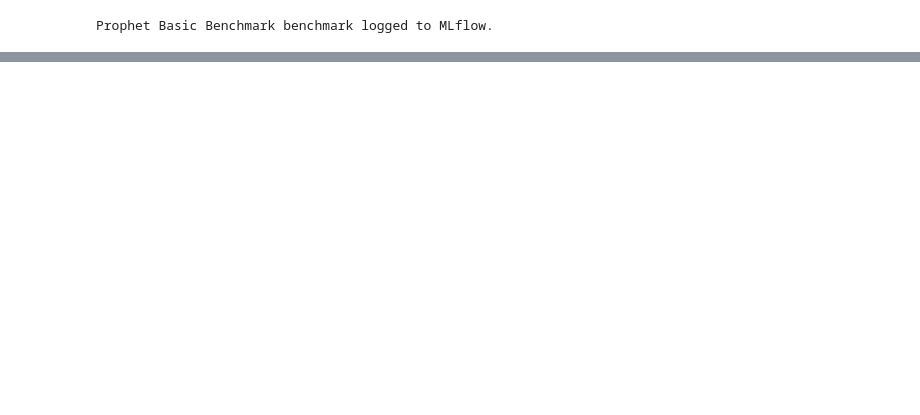
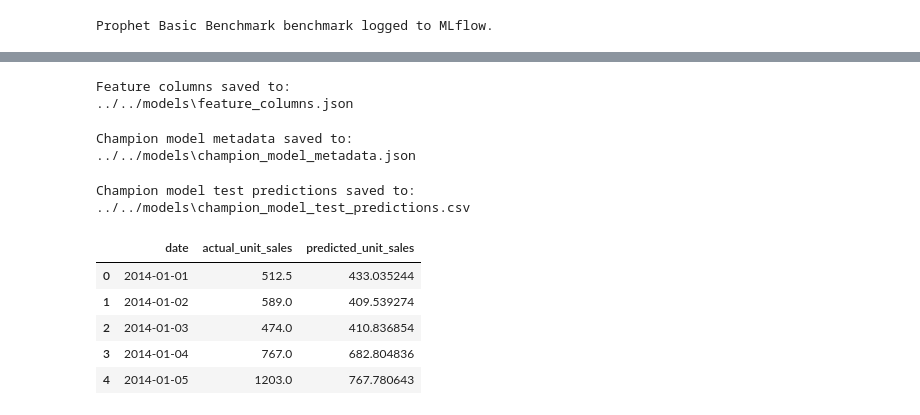
Before and after one commit to sergey-kasatov/time-series-forecasting-project, a Jupyter notebook: notebooks/04_model_training_tuning_mlflow.ipynb, the cells around one changed output, grey strips where cells are left out. Drawn from its saved outputs; the diff is of its cells as text; code cells hidden in the pictures; blank space fills up the shorter version.

```diff
--- a/notebooks/week3/04_model_training_tuning_mlflow.ipynb
+++ b/notebooks/04_model_training_tuning_mlflow.ipynb
@@ -1140,0 +1187,7 @@ Then, open this --> http://127.0.0.1:5000
+# %%
+# Create model output directory
+
+model_output_dir = "../../models"
+os.makedirs(model_output_dir, exist_ok=True)
+
+print("Model output directory:", os.path.abspath(model_output_dir))
@@ -1140,0 +1208,73 @@ Then, open this --> http://127.0.0.1:5000
+# %%
+# Save the feature column list
+
+feature_columns_path = os.path.join(model_output_dir, "feature_columns.json")
+
+with open(feature_columns_path, "w") as f:
+    json.dump(feature_cols, f, indent=4)
+
+print("Feature columns saved to:")
+print(feature_columns_path)
+# %% [output]
+Feature columns saved to:
+../../models\feature_columns.json
+# %%
+# Save champion model metadata
+
+champion_metadata = {
+    "champion_model_name": champion_model_name,
+    "model_file": "champion_model_random_forest.pkl",
+    "feature_columns_file": "feature_columns.json",
+    "main_metric": "RMSE",
+    "champion_rmse": float(champion_model_rmse),
+    "train_period": {
+        "start": str(train_df["date"].min().date()),
+        "end": str(train_df["date"].max().date())
+    },
+    "test_period": {
+        "start": str(test_df["date"].min().date()),
+        "end": str(test_df["date"].max().date())
+    },
+    "feature_count": len(feature_cols),
+    "parameters": champion_params
+}
+
+metadata_path = os.path.join(model_output_dir, "champion_model_metadata.json")
+
+with open(metadata_path, "w") as f:
+    json.dump(champion_metadata, f, indent=4)
+
+print("Champion model metadata saved to:")
+print(metadata_path)
+# %% [output]
+Champion model metadata saved to:
+../../models\champion_model_metadata.json
+# %%
+# Save test-period predictions from the champion model
+
+champion_predictions_df = pd.DataFrame({
+    "date": test_df["date"].values,
+    "actual_unit_sales": y_test.values,
+    "predicted_unit_sales": champion_predictions
+})
+
+champion_predictions_path = os.path.join(
+    model_output_dir,
+    "champion_model_test_predictions.csv"
+)
+
+champion_predictions_df.to_csv(champion_predictions_path, index=False)
+
+print("Champion model test predictions saved to:")
+print(champion_predictions_path)
+
+display(champion_predictions_df.head())
+# %% [output]
+Champion model test predictions saved to:
+../../models\champion_model_test_predictions.csv
+|  | date | actual_unit_sales | predicted_unit_sales |
+| 0 | 2014-01-01 | 512.5 | 433.035244 |
+| 1 | 2014-01-02 | 589.0 | 409.539274 |
+| 2 | 2014-01-03 | 474.0 | 410.836854 |
+| 3 | 2014-01-04 | 767.0 | 682.804836 |
+| 4 | 2014-01-05 | 1203.0 | 767.780643 |
```
Also changed, not shown: parts of 36 cells of this notebook, 10 other files.
